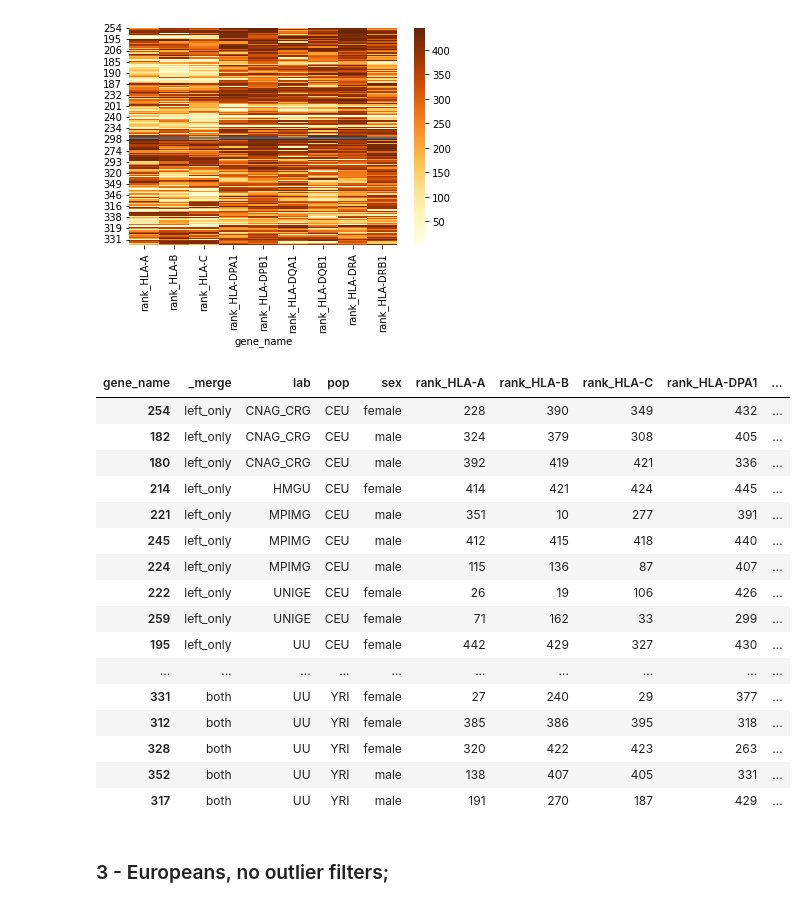
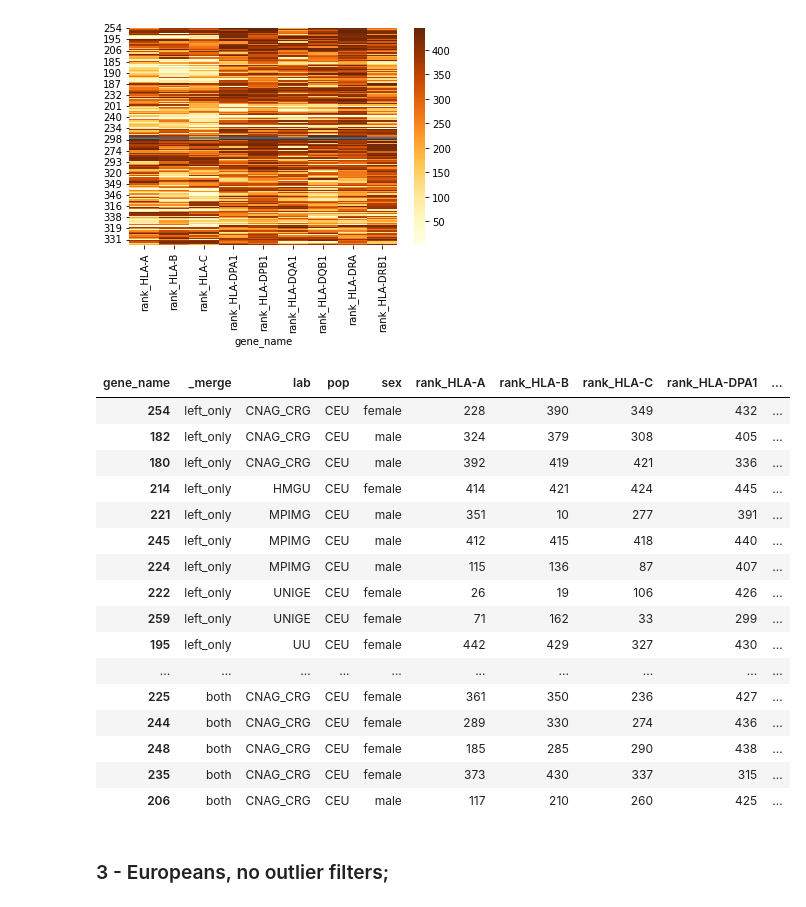
Before and after one commit to lucranders/heritability, a Jupyter notebook: notebooks/matrixAnalysis/buildMatrices.ipynb, the cells around one changed output. Drawn from its saved outputs; the diff is of its cells as text; code cells hidden in the pictures.

```diff
--- a/notebooks/matrixAnalysis/buildMatrices.ipynb
+++ b/notebooks/matrixAnalysis/buildMatrices.ipynb
@@ -331,25 +346,25 @@ ax.hlines([dfPlt.loc[dfPlt['pop'] == 'CEU'].shape[0]], *ax.get_xlim())
 <matplotlib.collections.LineCollection at 0x...>
 [figure]
 # %%
-checkDrop2H.loc[checkDrop2H['pop'].isin(['CEU','YRI'])].sort_values(['_merge','pop','lab','sex'])[list_].style.background_gradient(cmap = 'YlOrBr', axis = 0)
+checkDrop2H.loc[checkDrop2H['pop'].isin(['CEU','YRI'])].sort_values(['_merge','pop','lab','sex'])[list_].head(30).style.background_gradient(cmap = 'YlOrBr', axis = 0)
 # %% [output]
 | gene_name | _merge | lab | pop | sex | rank_HLA-A | rank_HLA-B | rank_HLA-C | rank_HLA-DPA1 | ... |
 | 254 | left_only | CNAG_CRG | CEU | female | 228 | 390 | 349 | 432 | ... |
 | 182 | left_only | CNAG_CRG | CEU | male | 324 | 379 | 308 | 405 | ... |
 | 180 | left_only | CNAG_CRG | CEU | male | 392 | 419 | 421 | 336 | ... |
 | 214 | left_only | HMGU | CEU | female | 414 | 421 | 424 | 445 | ... |
 | 221 | left_only | MPIMG | CEU | male | 351 | 10 | 277 | 391 | ... |
 | 245 | left_only | MPIMG | CEU | male | 412 | 415 | 418 | 440 | ... |
 | 224 | left_only | MPIMG | CEU | male | 115 | 136 | 87 | 407 | ... |
 | 222 | left_only | UNIGE | CEU | female | 26 | 19 | 106 | 426 | ... |
 | 259 | left_only | UNIGE | CEU | female | 71 | 162 | 33 | 299 | ... |
 | 195 | left_only | UU | CEU | female | 442 | 429 | 327 | 430 | ... |
 | ... | ... | ... | ... | ... | ... | ... | ... | ... | ... |
-| 331 | both | UU | YRI | female | 27 | 240 | 29 | 377 | ... |
-| 312 | both | UU | YRI | female | 385 | 386 | 395 | 318 | ... |
-| 328 | both | UU | YRI | female | 320 | 422 | 423 | 263 | ... |
-| 352 | both | UU | YRI | male | 138 | 407 | 405 | 331 | ... |
-| 317 | both | UU | YRI | male | 191 | 270 | 187 | 429 | ... |
+| 225 | both | CNAG_CRG | CEU | female | 361 | 350 | 236 | 427 | ... |
+| 244 | both | CNAG_CRG | CEU | female | 289 | 330 | 274 | 436 | ... |
+| 248 | both | CNAG_CRG | CEU | female | 185 | 285 | 290 | 438 | ... |
+| 235 | both | CNAG_CRG | CEU | female | 373 | 430 | 337 | 315 | ... |
+| 206 | both | CNAG_CRG | CEU | male | 117 | 210 | 260 | 425 | ... |
 # %% [markdown]
 ### 3 - Europeans, no outlier filters;
 # %%
```
Also changed, not shown: parts of 20 cells of this notebook.
